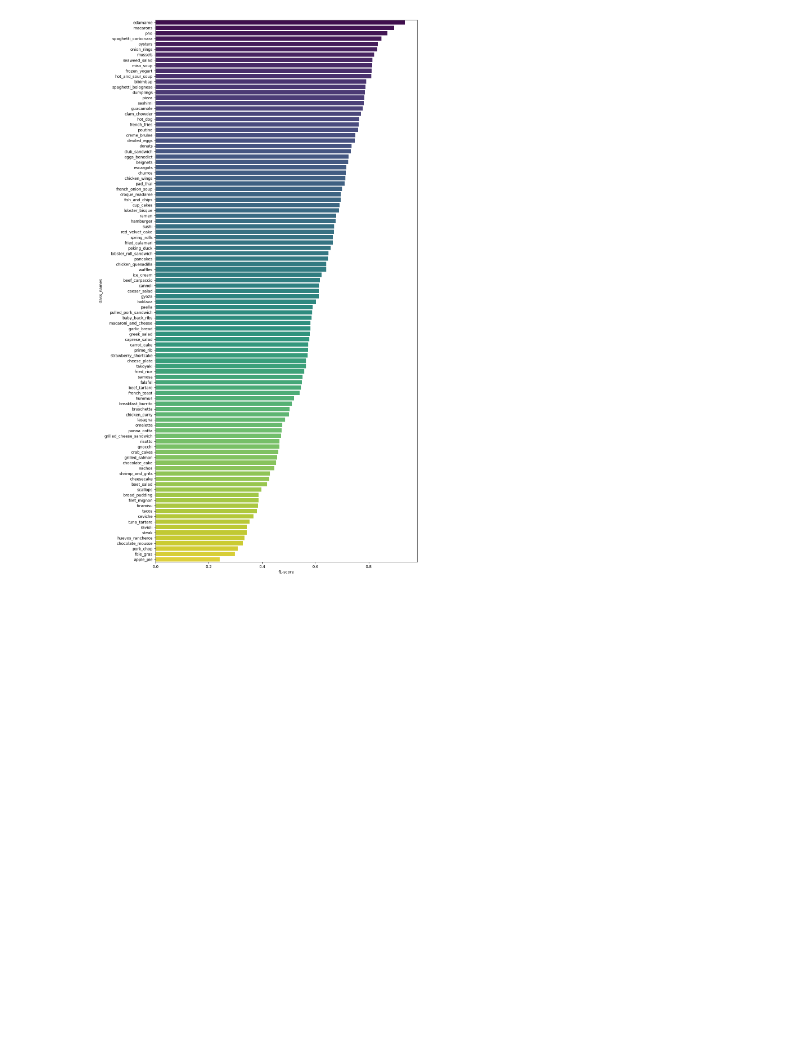
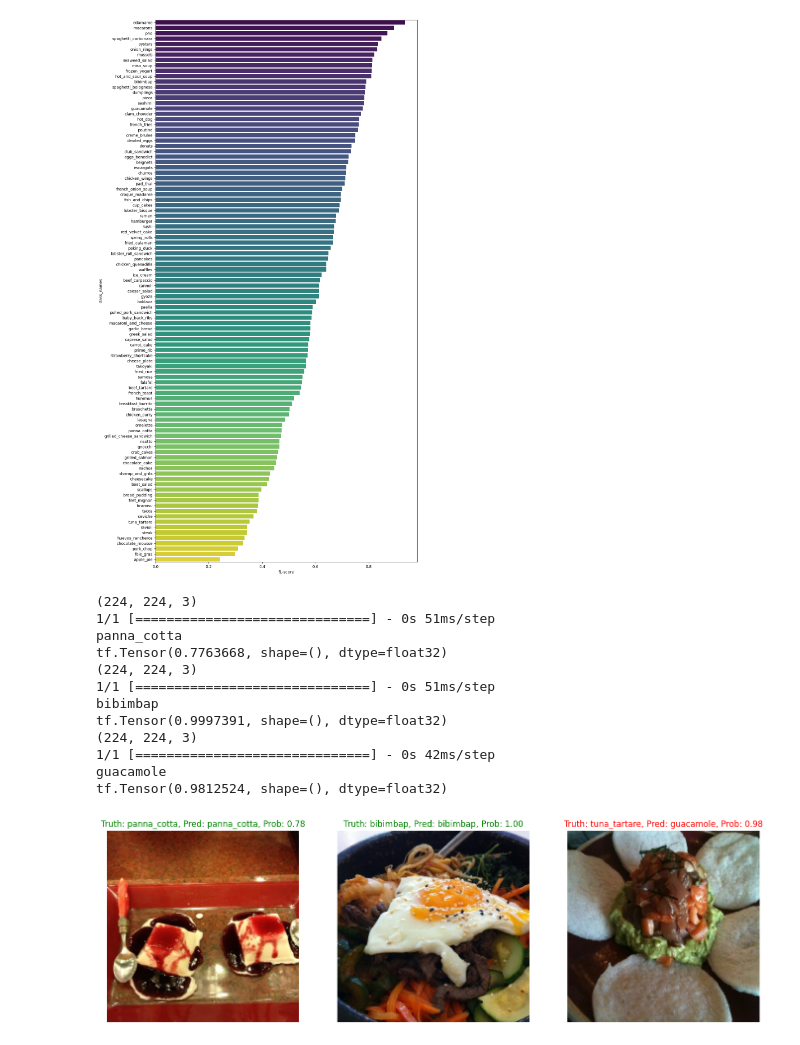
Before and after one commit to akhil4674/transfer_Learning_Experiment, a Jupyter notebook: 06_ transfer_Learning_Pt3.ipynb, the cells around one changed output. Drawn from its saved outputs; the diff is of its cells as text; code cells hidden in the pictures; blank space fills up the shorter version.

Commit message:
added function for prediction

```diff
--- a/06_ transfer_Learning_Pt3.ipynb
+++ b/06_ transfer_Learning_Pt3.ipynb
@@ -599,0 +635,53 @@ Passing `palette` without assigning `hue` is deprecated and will be removed in v
+# %%
+# Visualizing the images , the target label , and the model's prediction
+
+# Load a few random images
+# Make predictions , on the loaded images
+# Plot the original image(s), along with the model's predictions , prediction probability , and truth label
+
+
+
+# Making preds
+
+import os
+import random
+
+plt.figure(figsize=(17, 10))
+for i in range(3):
+    # Choose a random image from a random class
+    class_name = random.choice(class_names)
+    # Random File name
+    filename= random.choice(os.listdir(test_dir + "/" + class_name))
+    filepath = test_dir + "/" + class_name + "/" + filename
+    # Load the image and make the predictions
+    img = load_and_prep_image(filepath, scale=False)
+    print(img.shape)
+    pred_prob = model.predict(tf.expand_dims(img, axis = 0))   # ---> Expand the dimension of the image tensor , to make it compatibale with the model
+    pred_class = class_names[pred_prob.argmax()] # Get highest prediction probability index
+    pred_prob = tf.reduce_max(pred_prob) # Get highest prediction probability value
+    print(pred_class)
+    print(pred_prob)
+    # Plot the images
+    plt.subplot(1, 3, i+1)
+    plt.imshow(img/255.)
+    if class_name == pred_class: # if prediction class matches truth class , make text green
+        title_color = "g"
+    else:
+        title_color = "r"
+    plt.title(f"Truth: {class_name}, Pred: {pred_class}, Prob: {pred_prob:.2f}", c = title_color)
+    plt.axis(False)
+plt.show()
+# %% [output]
+(224, 224, 3)
+1/1 [==============================] - 0s 51ms/step
+panna_cotta
+tf.Tensor(0.7763668, shape=(), dtype=float32)
+(224, 224, 3)
+1/1 [==============================] - 0s 51ms/step
+bibimbap
+tf.Tensor(0.9997391, shape=(), dtype=float32)
+(224, 224, 3)
+1/1 [==============================] - 0s 42ms/step
+guacamole
+tf.Tensor(0.9812524, shape=(), dtype=float32)
+[figure, added]
```
Also changed, not shown: parts of 14 cells of this notebook.
